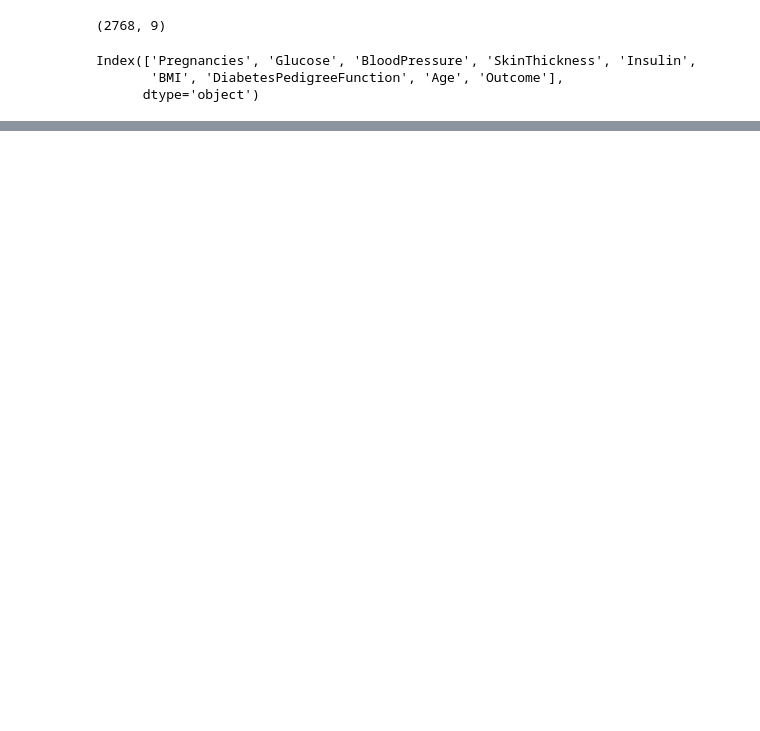
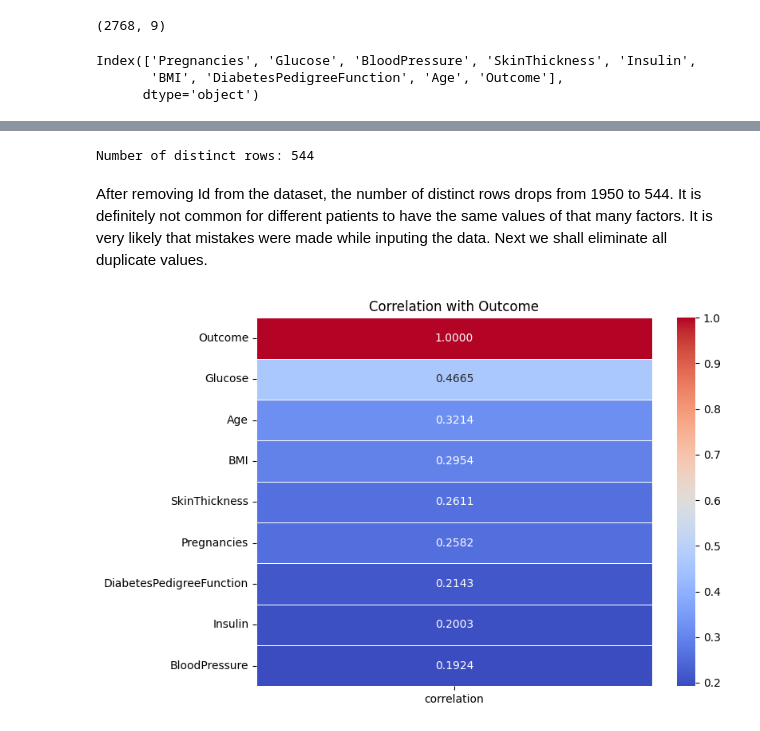
Before and after one commit to Toressy/Diabetes_prediction, a Jupyter notebook: diabetes-prediction.ipynb, the cells around one changed output, grey strips where cells are left out. Saved outputs shown, nothing was run; the diff lists cells and outputs as text; code cells hidden in the pictures; blank space fills up the shorter version.

```diff
--- a/diabetes-prediction.ipynb
+++ b/diabetes-prediction.ipynb
@@ -112,3 +120,11 @@ df.columns
 Index(['Pregnancies', 'Glucose', 'BloodPressure', 'SkinThickness', 'Insulin',
        'BMI', 'DiabetesPedigreeFunction', 'Age', 'Outcome'],
       dtype='object')
+# %%
+# Filter out rows where BMI, SkinThickness, or BloodPressure equals 0
+df = df[(df['BMI'] != 0) &
+                (df['SkinThickness'] != 0) &
+                (df['BloodPressure'] != 0)]
+
+# Display summary statistics
+df.describe()
@@ -114,0 +154,21 @@ Index(['Pregnancies', 'Glucose', 'BloodPressure', 'SkinThickness', 'Insulin',
+# %%
+# Get the number of distinct rows
+num_distinct_rows = df.drop_duplicates().shape[0]
+
+# Print the result
+print("Number of distinct rows:", num_distinct_rows)
+# %% [output]
+Number of distinct rows: 544
+# %% [markdown]
+After removing Id from the dataset, the number of distinct rows drops from 1950 to 544. It is definitely not common for different patients to have the same values of that many factors. It is very likely that mistakes were made while inputing the data. Next we shall eliminate all duplicate values.
+# %%
+# Checking corrlation between data columns
+correlation_with_outcome = df.corrwith(df['Outcome']).sort_values(ascending=False)
+
+plt.figure(figsize=(8, 6))
+sns.heatmap(pd.DataFrame(correlation_with_outcome, columns=['correlation']), annot=True, cmap='coolwarm', fmt=".4f", linewidths=.5)
+
+plt.title('Correlation with Outcome')
+plt.show()
+# %% [output]
+[figure, added]
```
Also changed, not shown: parts of 33 cells of this notebook.
